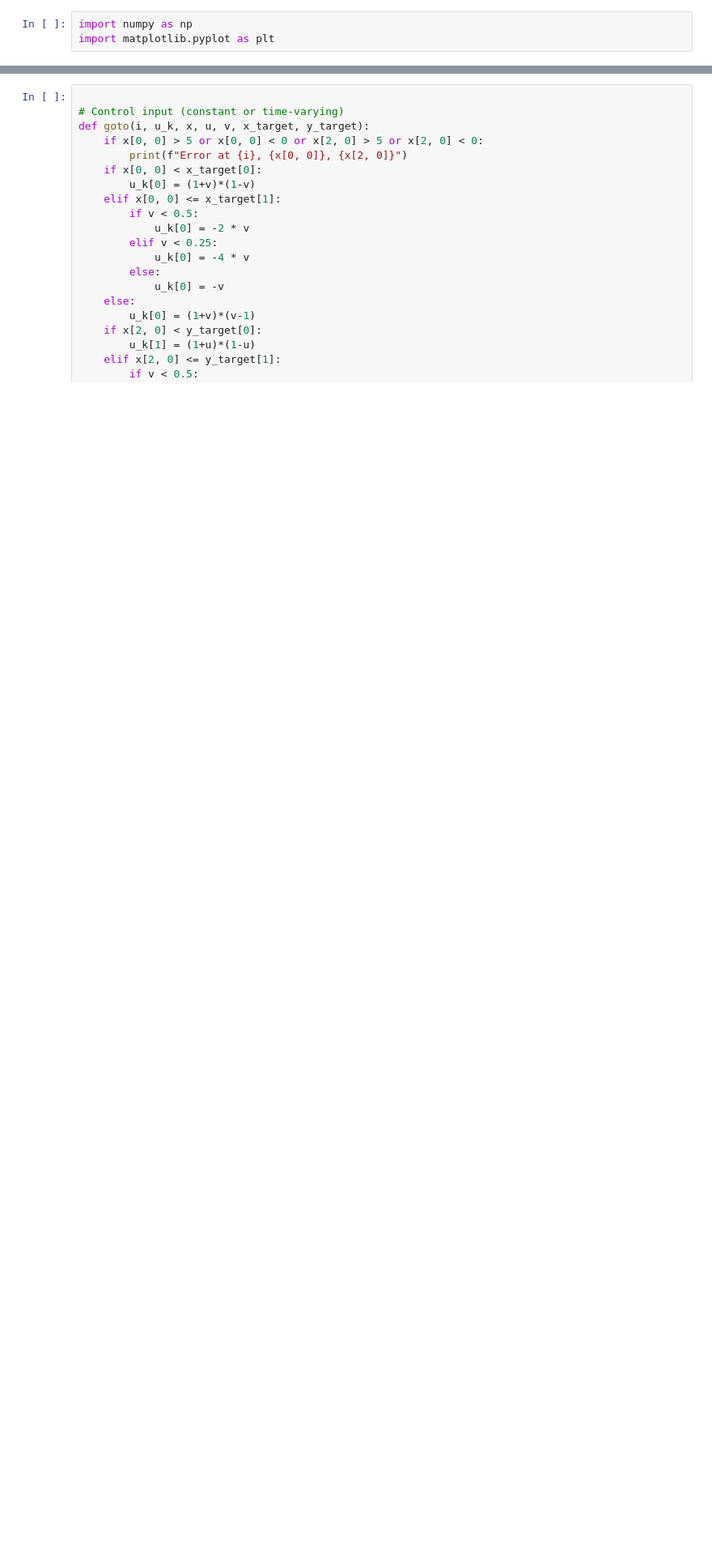
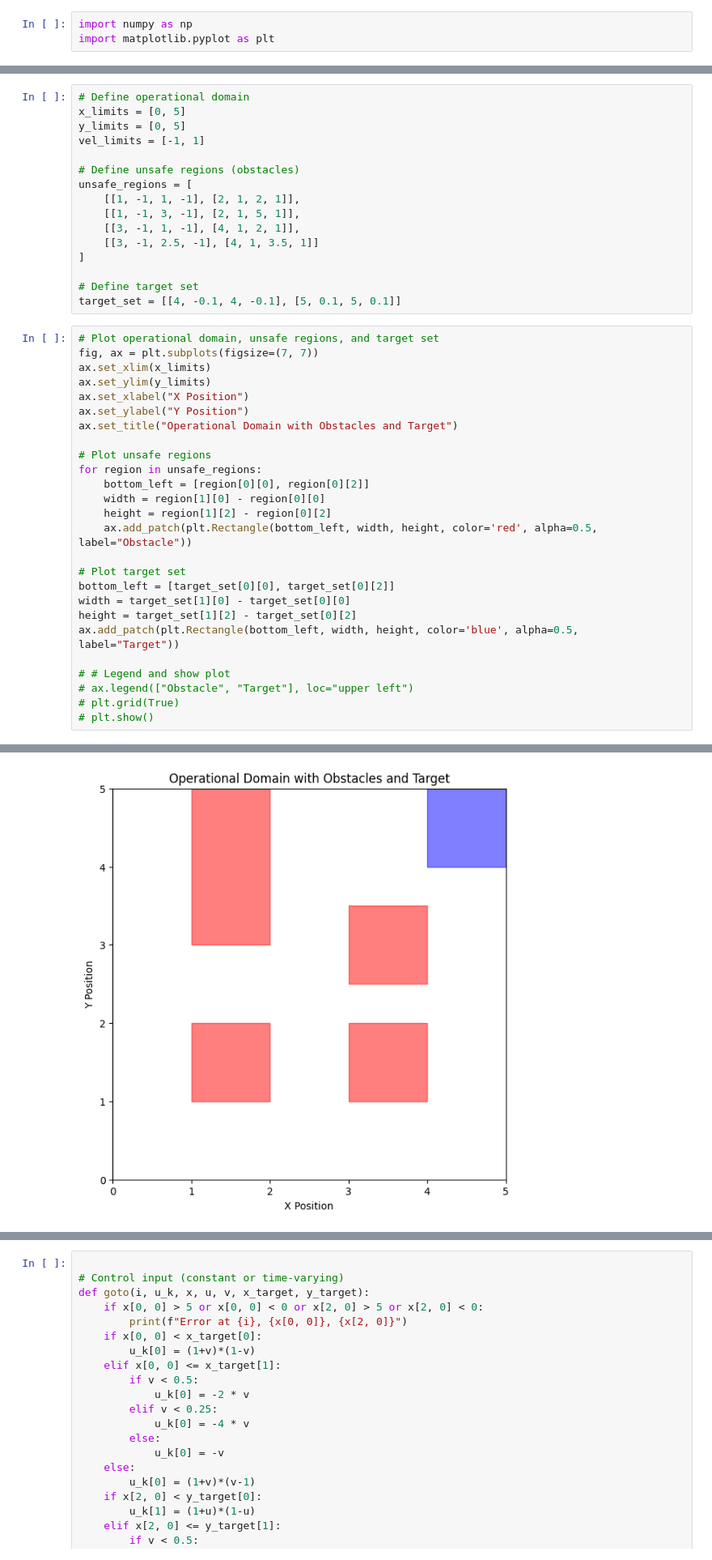
Before and after one commit to Mount75/ReachAvoidStay, a Jupyter notebook: main.ipynb, the cells around one changed output, grey strips where cells are left out. Shown: that part at 81% size. Cells and saved outputs as stored; diff of their text form; blank space fills up the shorter version.

```diff
--- a/main.ipynb
+++ b/main.ipynb
@@ -15,0 +17,43 @@ B = np.array([[0.5 * τ ** 2, 0],
+# %%
+# Define operational domain
+x_limits = [0, 5]
+y_limits = [0, 5]
+vel_limits = [-1, 1]
+
+# Define unsafe regions (obstacles)
+unsafe_regions = [
+    [[1, -1, 1, -1], [2, 1, 2, 1]],
+    [[1, -1, 3, -1], [2, 1, 5, 1]],
+    [[3, -1, 1, -1], [4, 1, 2, 1]],
+    [[3, -1, 2.5, -1], [4, 1, 3.5, 1]]
+]
+
+# Define target set
+target_set = [[4, -0.1, 4, -0.1], [5, 0.1, 5, 0.1]]
+# %%
+# Plot operational domain, unsafe regions, and target set
+fig, ax = plt.subplots(figsize=(7, 7))
+ax.set_xlim(x_limits)
+ax.set_ylim(y_limits)
+ax.set_xlabel("X Position")
+ax.set_ylabel("Y Position")
+ax.set_title("Operational Domain with Obstacles and Target")
+
+# Plot unsafe regions
+for region in unsafe_regions:
+    bottom_left = [region[0][0], region[0][2]]
+    width = region[1][0] - region[0][0]
+    height = region[1][2] - region[0][2]
+    ax.add_patch(plt.Rectangle(bottom_left, width, height, color='red', alpha=0.5, label="Obstacle"))
+
+# Plot target set
+bottom_left = [target_set[0][0], target_set[0][2]]
+width = target_set[1][0] - target_set[0][0]
+height = target_set[1][2] - target_set[0][2]
+ax.add_patch(plt.Rectangle(bottom_left, width, height, color='blue', alpha=0.5, label="Target"))
+
+# # Legend and show plot
+# ax.legend(["Obstacle", "Target"], loc="upper left")
+# plt.grid(True)
+# plt.show()
+# %% [output]
@@ -15,0 +61 @@ B = np.array([[0.5 * τ ** 2, 0],
+[figure, added]
```
Also changed, not shown: parts of 6 cells of this notebook.
